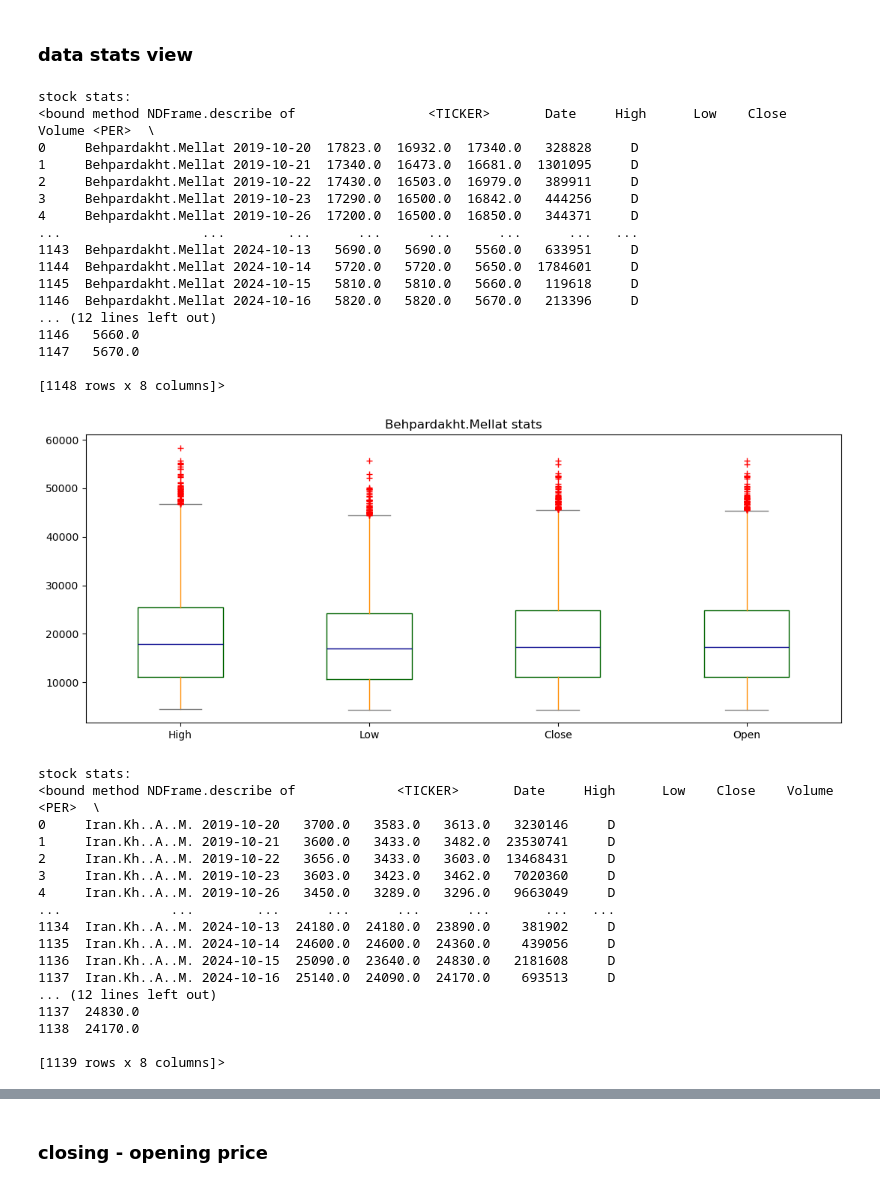
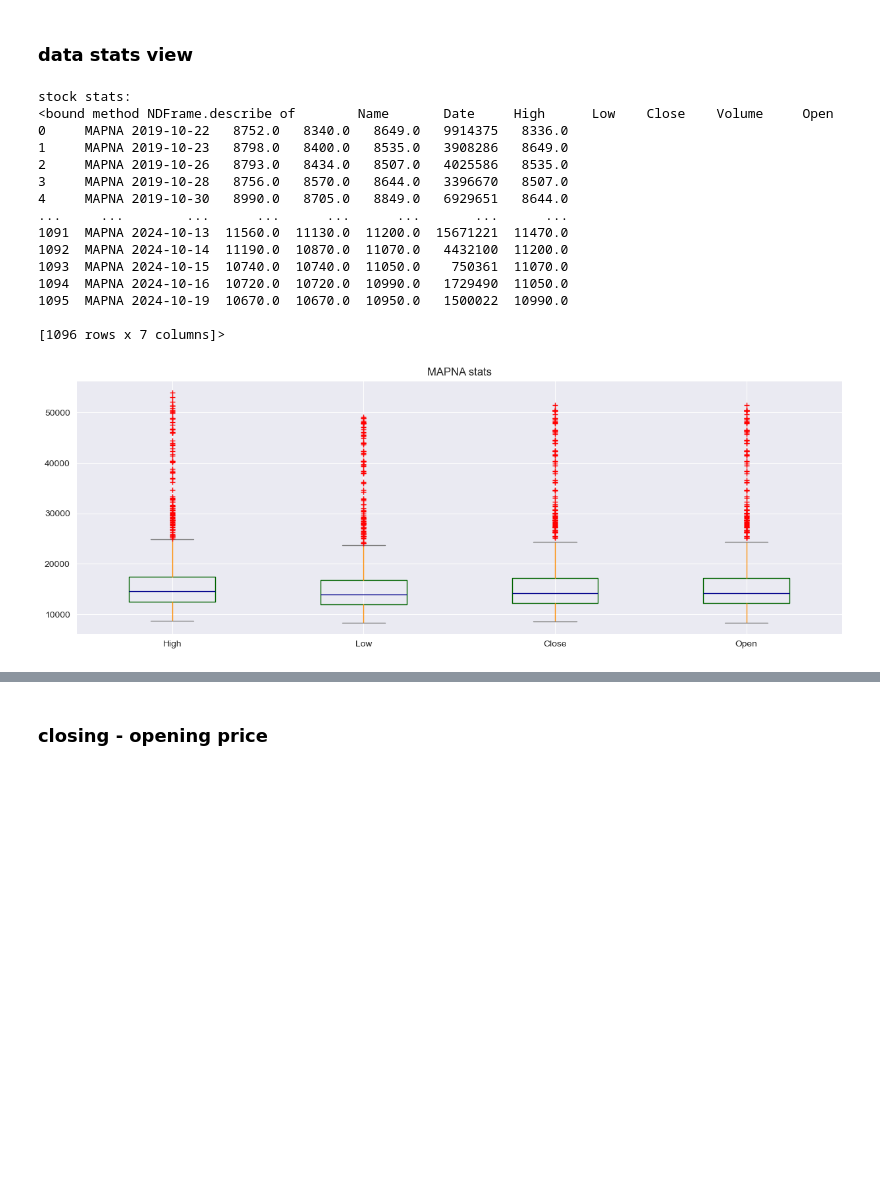
Before and after one commit to ParsaMohammadpour/backtest-linearRegression, a Jupyter notebook: sample.ipynb, the cells around one changed output, grey strips where cells are left out. Drawn from its saved outputs; the diff is of its cells as text; code cells hidden in the pictures; blank space fills up the shorter version.

```diff
--- a/sample.ipynb
+++ b/sample.ipynb
@@ -7,7 +7,10 @@ from stock_holder import StockHolder
 # %%
 MOVING_AVERAGE_PAIRS = [(4, 8), (3, 5), (10, 20), (10, 30)]
 
-# df = pd.read_csv('C:\\Users\\parsa\\Desktop\\AlgoTrading\\Assignments\\1st-Assignment\\backtest-linearRegression\\stock-samples\\MAPNA.csv')
+INITIAL_CASH = 100,000
+MARKET_COMMISSION = 0.01
+
+SAMPLE_STOCK_NAME = 'MAPNA'
 # %% [markdown]
 ### Reading sample data
 # %%
@@ -15,40 +18,21 @@ stock_holder = StockHolder()
 # %% [markdown]
 ### data stats view
 # %%
-stock_holder.describe_plot()
+stock_holder.describe_plot(SAMPLE_STOCK_NAME)
 # %% [output]
 stock stats:
-<bound method NDFrame.describe of                 <TICKER>       Date     High      Low    Close   Volume <PER>  \
-0     Behpardakht.Mellat 2019-10-20  17823.0  16932.0  17340.0   328828     D
-1     Behpardakht.Mellat 2019-10-21  17340.0  16473.0  16681.0  1301095     D
-2     Behpardakht.Mellat 2019-10-22  17430.0  16503.0  16979.0   389911     D
-3     Behpardakht.Mellat 2019-10-23  17290.0  16500.0  16842.0   444256     D
-4     Behpardakht.Mellat 2019-10-26  17200.0  16500.0  16850.0   344371     D
-...                  ...        ...      ...      ...      ...      ...   ...
-1143  Behpardakht.Mellat 2024-10-13   5690.0   5690.0   5560.0   633951     D
-1144  Behpardakht.Mellat 2024-10-14   5720.0   5720.0   5650.0  1784601     D
-1145  Behpardakht.Mellat 2024-10-15   5810.0   5810.0   5660.0   119618     D
-1146  Behpardakht.Mellat 2024-10-16   5820.0   5820.0   5670.0   213396     D
-... (12 lines left out)
-1146   5660.0
-1147   5670.0
+<bound method NDFrame.describe of        Name       Date     High      Low    Close    Volume     Open
+0     MAPNA 2019-10-22   8752.0   8340.0   8649.0   9914375   8336.0
+1     MAPNA 2019-10-23   8798.0   8400.0   8535.0   3908286   8649.0
+2     MAPNA 2019-10-26   8793.0   8434.0   8507.0   4025586   8535.0
+3     MAPNA 2019-10-28   8756.0   8570.0   8644.0   3396670   8507.0
+4     MAPNA 2019-10-30   8990.0   8705.0   8849.0   6929651   8644.0
+...     ...        ...      ...      ...      ...       ...      ...
+1091  MAPNA 2024-10-13  11560.0  11130.0  11200.0  15671221  11470.0
+1092  MAPNA 2024-10-14  11190.0  10870.0  11070.0   4432100  11200.0
+1093  MAPNA 2024-10-15  10740.0  10740.0  11050.0    750361  11070.0
+1094  MAPNA 2024-10-16  10720.0  10720.0  10990.0   1729490  11050.0
+1095  MAPNA 2024-10-19  10670.0  10670.0  10950.0   1500022  10990.0
 
-[1148 rows x 8 columns]>
+[1096 rows x 7 columns]>
-[figure, old version]
+[figure, new version]
-stock stats:
-<bound method NDFrame.describe of             <TICKER>       Date     High      Low    Close    Volume <PER>  \
-0     Iran.Kh..A..M. 2019-10-20   3700.0   3583.0   3613.0   3230146     D
-1     Iran.Kh..A..M. 2019-10-21   3600.0   3433.0   3482.0  23530741     D
-2     Iran.Kh..A..M. 2019-10-22   3656.0   3433.0   3603.0  13468431     D
-3     Iran.Kh..A..M. 2019-10-23   3603.0   3423.0   3462.0   7020360     D
-4     Iran.Kh..A..M. 2019-10-26   3450.0   3289.0   3296.0   9663049     D
-...              ...        ...      ...      ...      ...       ...   ...
-1134  Iran.Kh..A..M. 2024-10-13  24180.0  24180.0  23890.0    381902     D
-1135  Iran.Kh..A..M. 2024-10-14  24600.0  24600.0  24360.0    439056     D
-1136  Iran.Kh..A..M. 2024-10-15  25090.0  23640.0  24830.0   2181608     D
-1137  Iran.Kh..A..M. 2024-10-16  25140.0  24090.0  24170.0    693513     D
-... (12 lines left out)
-1137  24830.0
-1138  24170.0
-
-[1139 rows x 8 columns]>
```
Also changed, not shown: parts of 30 cells of this notebook, 4 other files.
